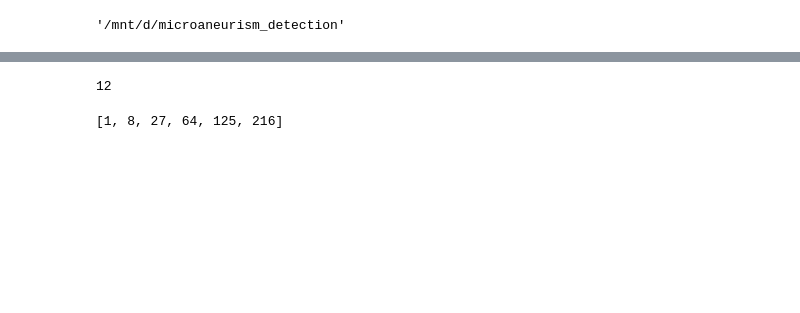
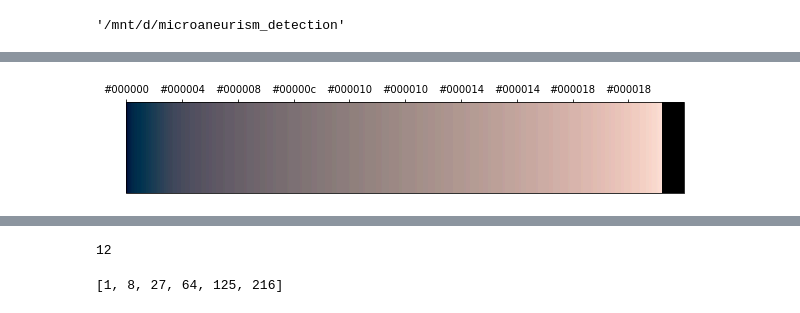
Before and after one commit to migueLib/microaneurism_detection, a Jupyter notebook: notebooks/test.ipynb, the cells around one changed output, grey strips where cells are left out. Cells and saved outputs as stored; diff of their text form; code cells hidden in the pictures; blank space fills up the shorter version.

```diff
--- a/notebooks/test.ipynb
+++ b/notebooks/test.ipynb
@@ -163,0 +178,4 @@ original.im
+# %%
+original.plot_palette()
+# %% [output]
+[figure, added]
```
Also changed, not shown: parts of 6 cells of this notebook, 2 other files.
